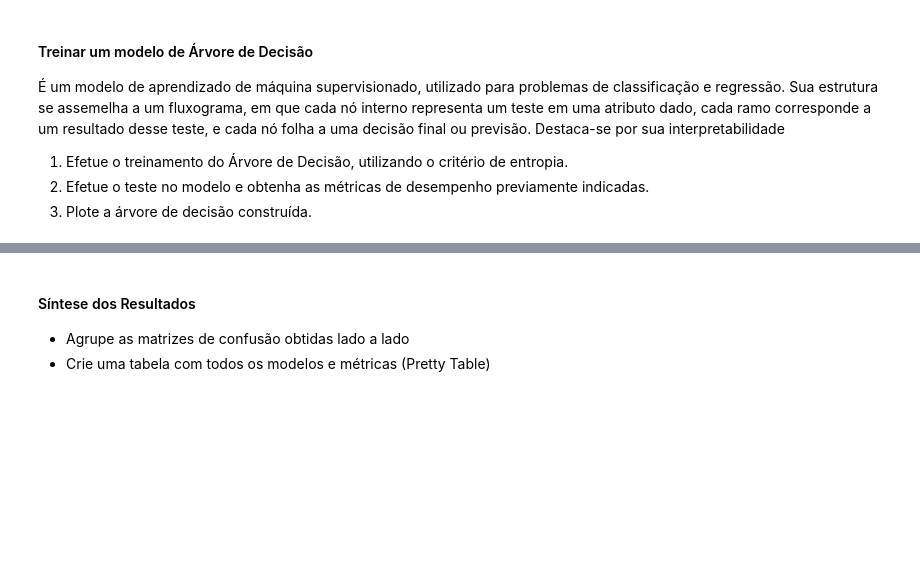
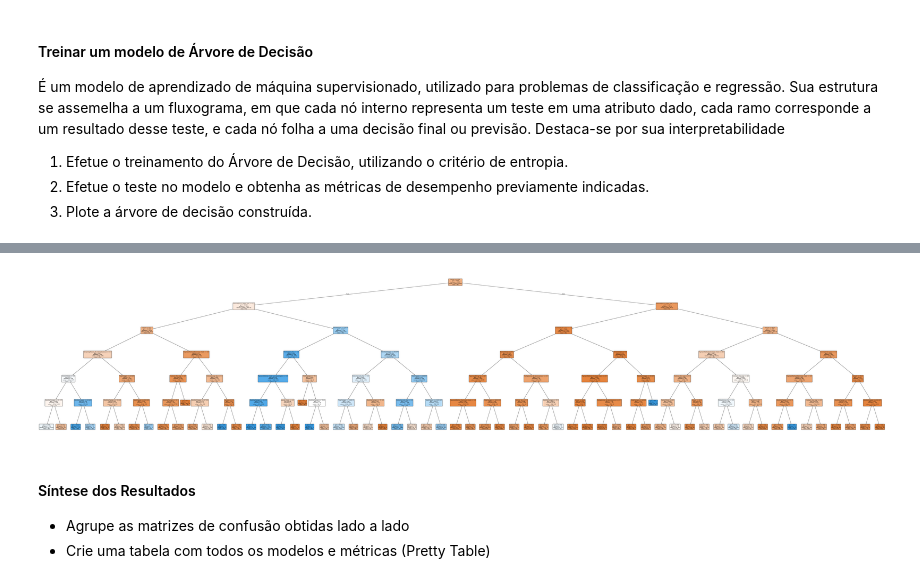
Before and after one commit to Marcelo-Heitor-de-Almeida-Lira/redes_neurais_ap2, a Jupyter notebook: RNA-2025.2-PP1.2.ipynb, the cells around one changed output, grey strips where cells are left out. Saved outputs shown, nothing was run; the diff lists cells and outputs as text; code cells hidden in the pictures; blank space fills up the shorter version.

```diff
--- a/RNA-2025.2-PP1.2.ipynb
+++ b/RNA-2025.2-PP1.2.ipynb
@@ -910,3 +989,18 @@ F1-Score (KNN): 0.4914
+# %%
+# Save full version of the Decision Tree in a image file
+plt.figure(figsize=(100, 20))
+plot_tree(
+    dtc_model,
+    feature_names=X.columns,
+    class_names=["No", "Yes"],
+    filled=True,
+    rounded=True,
+    fontsize=8
+)
+
+plt.savefig("full_tree.png", dpi=300, bbox_inches='tight')
+# %% [output]
+[figure, added]
 # %% [markdown]
 #### Síntese dos Resultados
 
```
Also changed, not shown: parts of 7 cells of this notebook, 1 other file.
